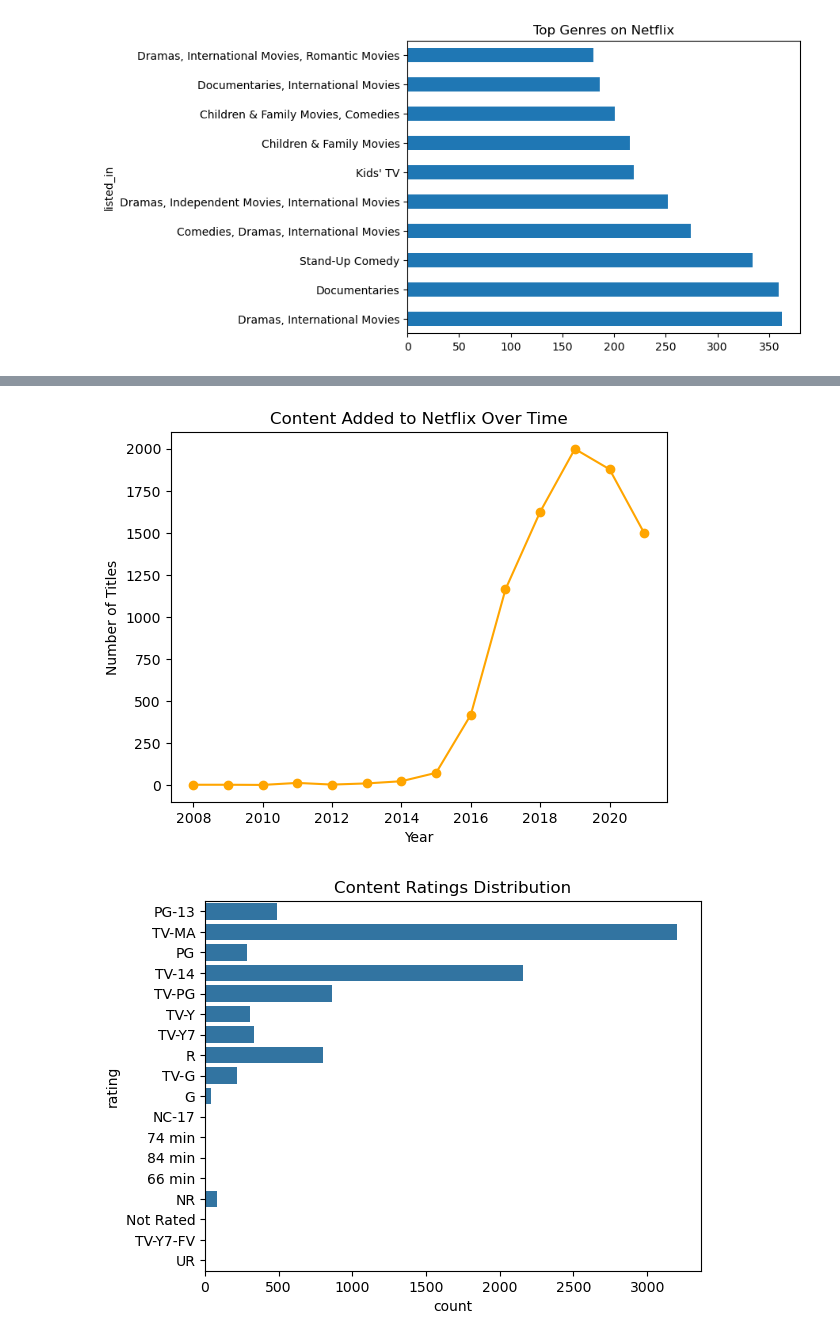
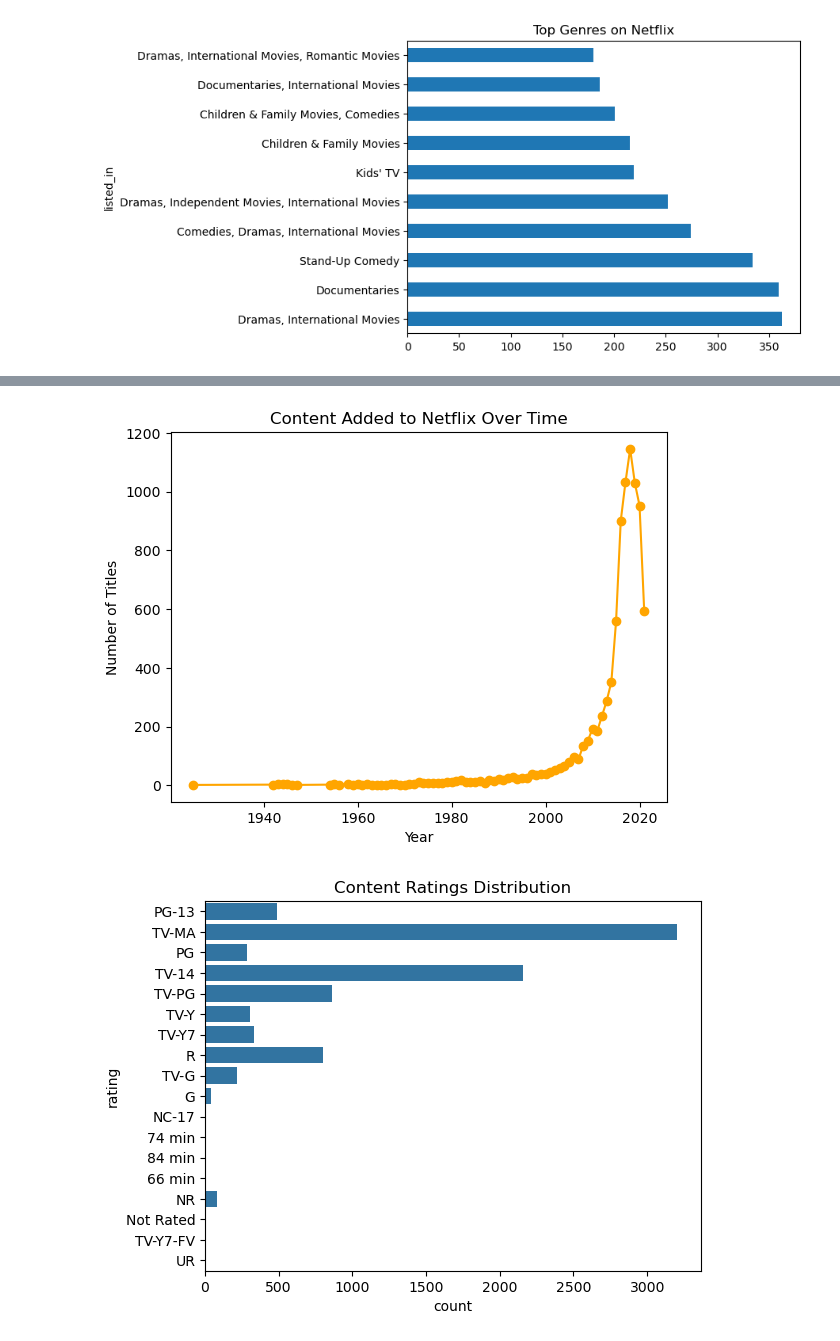
Before and after one commit to Ravindra8896/netflix-data-analysis-python, a Jupyter notebook: Netflix_data_Analysis.ipynb, the cells around one changed output, grey strips where cells are left out. Drawn from its saved outputs; the diff is of its cells as text; code cells hidden in the pictures.

```diff
--- a/Netflix_data_Analysis.ipynb
+++ b/Netflix_data_Analysis.ipynb
@@ -174,17 +201,18 @@ plt.show()
 # %%
-df['year_added'].value_counts().sort_index().plot(
+df['release_year'].value_counts().sort_index().plot(
     kind='line',
     marker='o',
     color='orange'
 )
 
 plt.title("Content Added to Netflix Over Time")
 plt.xlabel("Year")
 plt.ylabel("Number of Titles")
 
+plt.savefig("Images/content_growth.png", dpi=300, bbox_inches='tight')
 plt.show()
 # %% [output]
-[figure, old version]
+[figure, new version]
 # %%
 sns.countplot(y='rating', data=df)
 plt.title("Content Ratings Distribution")
```
Also changed, not shown: parts of 6 cells of this notebook.
